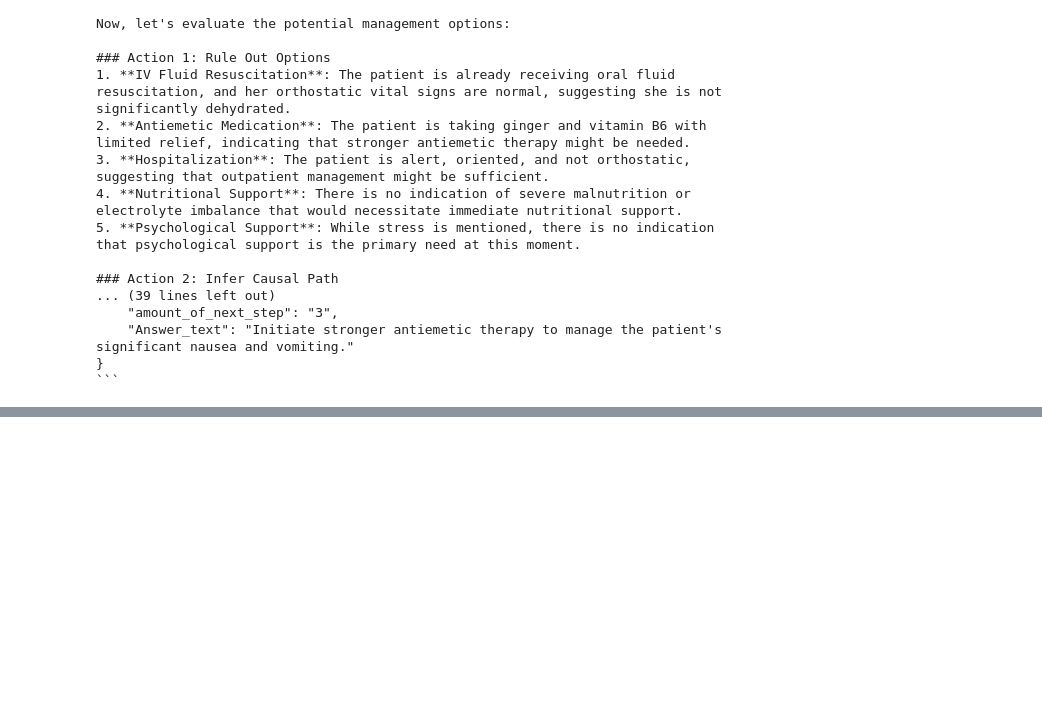
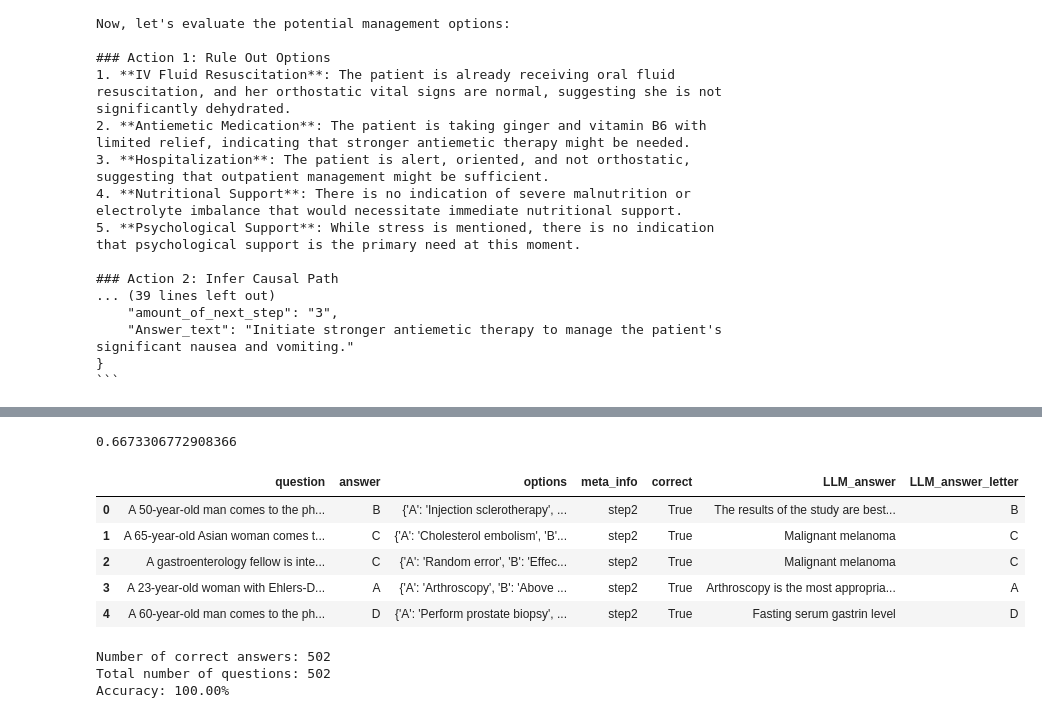
Before and after one commit to VuTrungNguyen/CMG_PROGRAM, a Jupyter notebook: CMG_neo4j_import.ipynb, the cells around one changed output, grey strips where cells are left out. Saved outputs shown, nothing was run; the diff lists cells and outputs as text; code cells hidden in the pictures; blank space fills up the shorter version.

```diff
--- a/CMG_neo4j_import.ipynb
+++ b/CMG_neo4j_import.ipynb
@@ -1564,0 +1914,4 @@ Now, let's evaluate the potential management options:
+# %%
+# convert answers[0] to a dictionary
+answers_dict = json.loads(answers[0])
+answers_dict
@@ -1564,0 +1982,5 @@ Now, let's evaluate the potential management options:
+# %%
+answers_dict = json.loads(answers[0])
+# compare the answers to the correct answer of the first row
+answers_dict['Answer_letter'], df_answer['answer'][0]
+answers_dict['Answer_letter'] ==  df_answer['answer'][0]
@@ -1564,0 +2000,9 @@ Now, let's evaluate the potential management options:
+# %%
+# print all answer letter of answers, compare to the correct answer in the dataframe
+count = 0
+for i in range(len(answers)):
+    answers_dict = json.loads(answers[i])
+    if answers_dict['Answer_letter'] == df_answer['answer'][i]:
+        count += 1
+    print(answers_dict['Answer_letter'], df_answer['answer'][i])
+print(count)
@@ -1564,0 +2027,48 @@ Now, let's evaluate the potential management options:
+# %%
+a = 335/502
+a
+# %% [output]
+0.6673306772908366
+# %%
+# compare the answers Answer_letter to the answer column in the dataframe, if they match, return True, else return False, add a new column 'correct' to the dataframe
+# add the answer to the dataframe
+# return the dataframe
+def compare_answers(df, answers):
+    for index, row in df.iterrows():
+        for answer in answers:
+            answer = json.loads(answer)
+            if answer['Answer_letter'].strip().lower() == row['answer'].strip().lower():
+                row['correct'] = True
+                # add the answer to the dataframe
+                row['LLM_answer'] = answer['Answer']
+            else:
+                row['correct'] = False
+                # add the answer to the dataframe
+                row['LLM_answer'] = answer['Answer']
+
+    return df
+
+# initiate the function
+df_answer = compare_answers(df, answers)
+# %%
+df_answer.head()
+# %% [output]
+|  | question | answer | options | meta_info | correct | LLM_answer | LLM_answer_letter |
+| 0 | A 50-year-old man comes to the ph... | B | {'A': 'Injection sclerotherapy', ... | step2 | True | The results of the study are best... | B |
+| 1 | A 65-year-old Asian woman comes t... | C | {'A': 'Cholesterol embolism', 'B'... | step2 | True | Malignant melanoma | C |
+| 2 | A gastroenterology fellow is inte... | C | {'A': 'Random error', 'B': 'Effec... | step2 | True | Malignant melanoma | C |
+| 3 | A 23-year-old woman with Ehlers-D... | A | {'A': 'Arthroscopy', 'B': 'Above ... | step2 | True | Arthroscopy is the most appropria... | A |
+| 4 | A 60-year-old man comes to the ph... | D | {'A': 'Perform prostate biopsy', ... | step2 | True | Fasting serum gastrin level | D |
+# %%
+# count the number of correct answers
+correct_answers = df_answer['correct'].sum()
+total_questions = len(df_answer)
+accuracy = correct_answers / total_questions
+
+print(f"Number of correct answers: {correct_answers}")
+print(f"Total number of questions: {total_questions}")
+print(f"Accuracy: {accuracy:.2%}")
+# %% [output]
+Number of correct answers: 502
+Total number of questions: 502
+Accuracy: 100.00%
```
Also changed, not shown: parts of 52 cells of this notebook, 5 other files.
